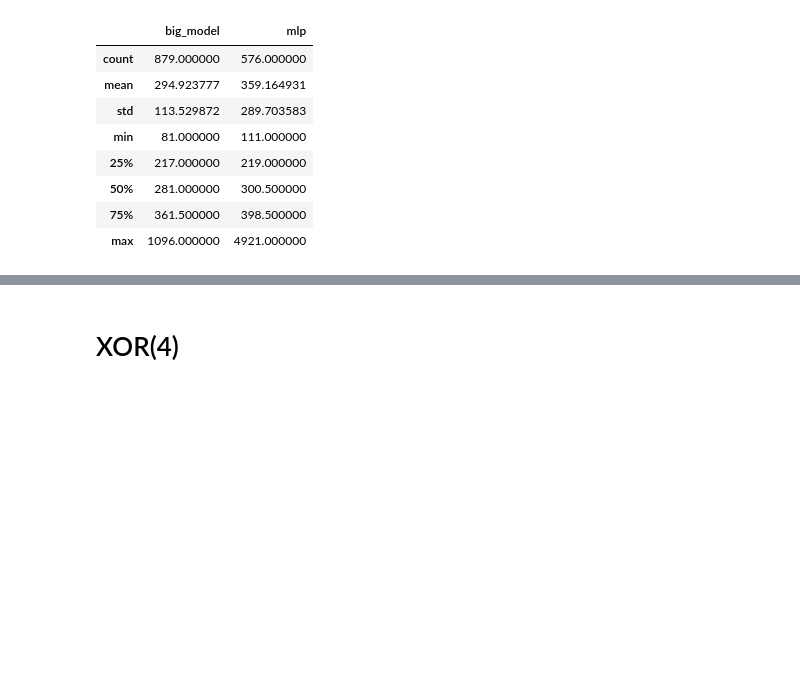
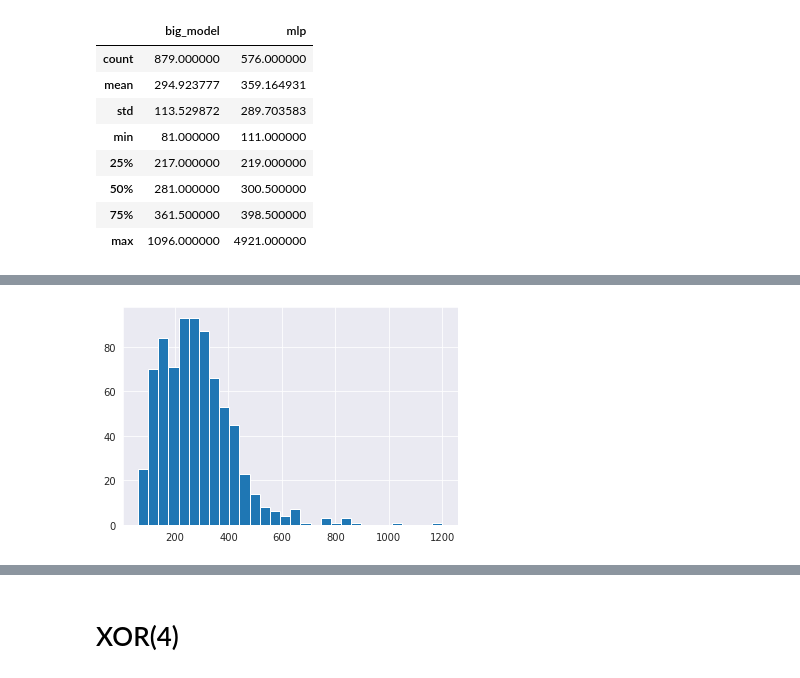
Before and after one commit to skolpin/neuro-boolean-research, a Jupyter notebook: incremental_synthesis.ipynb, the cells around one changed output, grey strips where cells are left out. Saved outputs shown, nothing was run; the diff lists cells and outputs as text; code cells hidden in the pictures; blank space fills up the shorter version.

```diff
--- a/incremental_synthesis.ipynb
+++ b/incremental_synthesis.ipynb
@@ -556,0 +664,4 @@ stat
+# %%
+run_is[run_is['success']]['history_len'].hist(bins=30);
+# %% [output]
+[figure, added]
```
Also changed, not shown: parts of 15 cells of this notebook, 2 other files.
